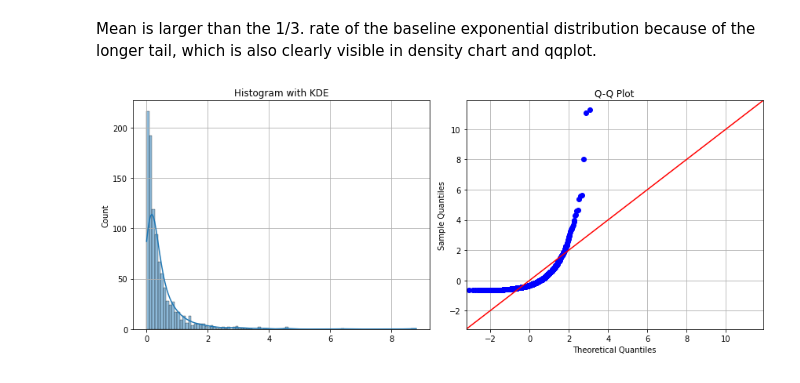
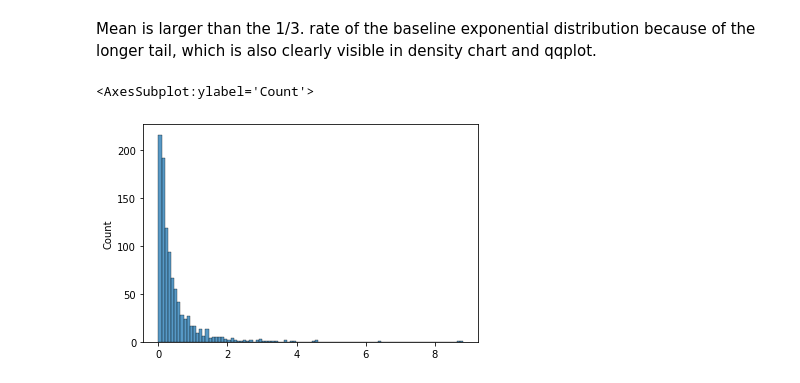
Before and after one commit to gmgeorg/torchlambertw, a Jupyter notebook: notebooks/demo-lambertw-f-distributions.ipynb, the cells around one changed output. Cells and saved outputs as stored; diff of their text form; code cells hidden in the pictures.

```diff
--- a/notebooks/demo-lambertw-f-distributions.ipynb
+++ b/notebooks/demo-lambertw-f-distributions.ipynb
@@ -118,6 +121,7 @@ mean: theoretical 0.520833; empirical: 0.481116
 # %% [markdown]
 Mean is larger than the 1/3. rate of the baseline exponential distribution because of the longer tail, which is also clearly visible in density chart and qqplot.
 # %%
-twplt.test_norm(y)
+sns.histplot(y)
 # %% [output]
+<AxesSubplot:ylabel='Count'>
-[figure, old version]
+[figure, new version]
```
Also changed, not shown: parts of 13 cells of this notebook, 1 other file.
